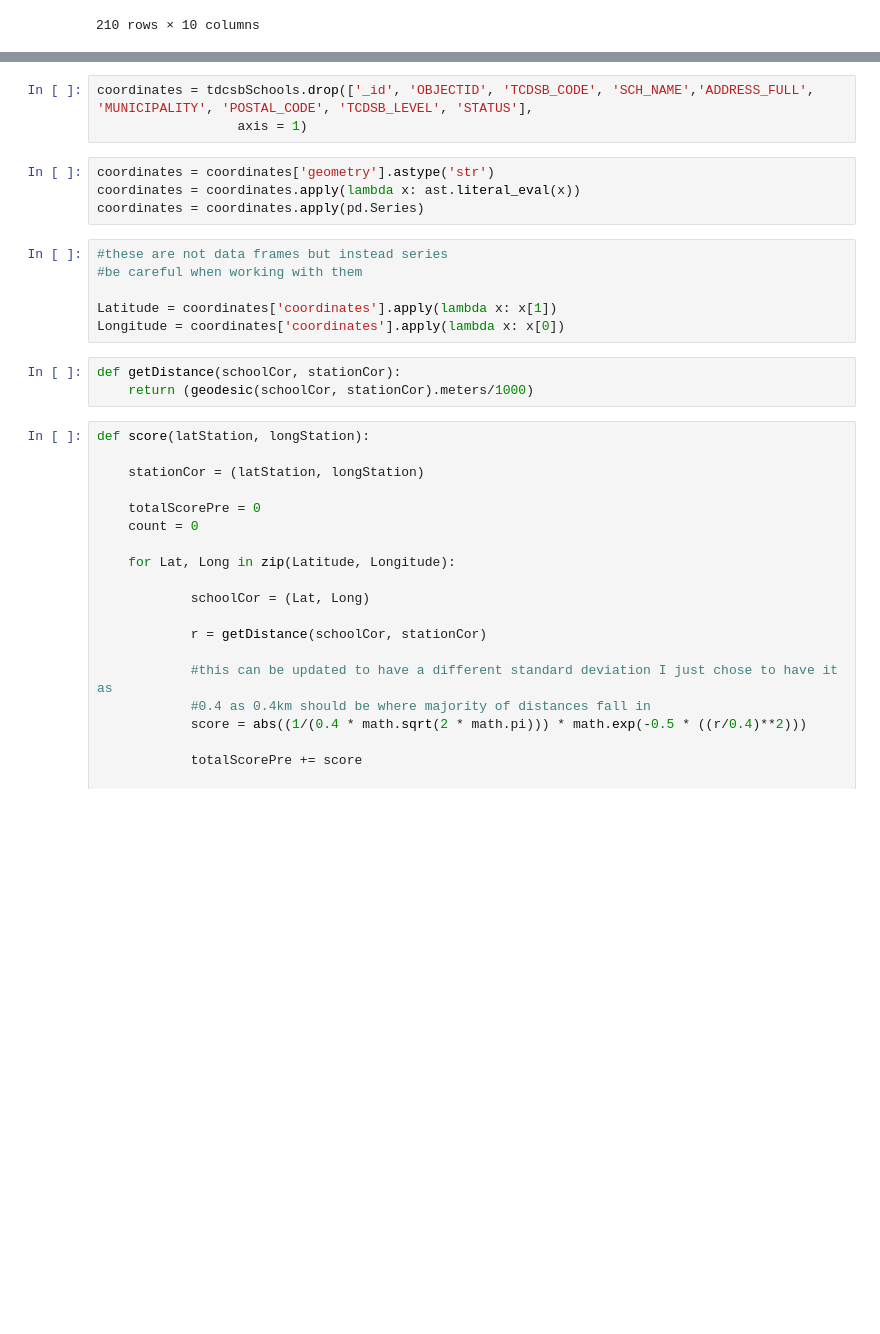
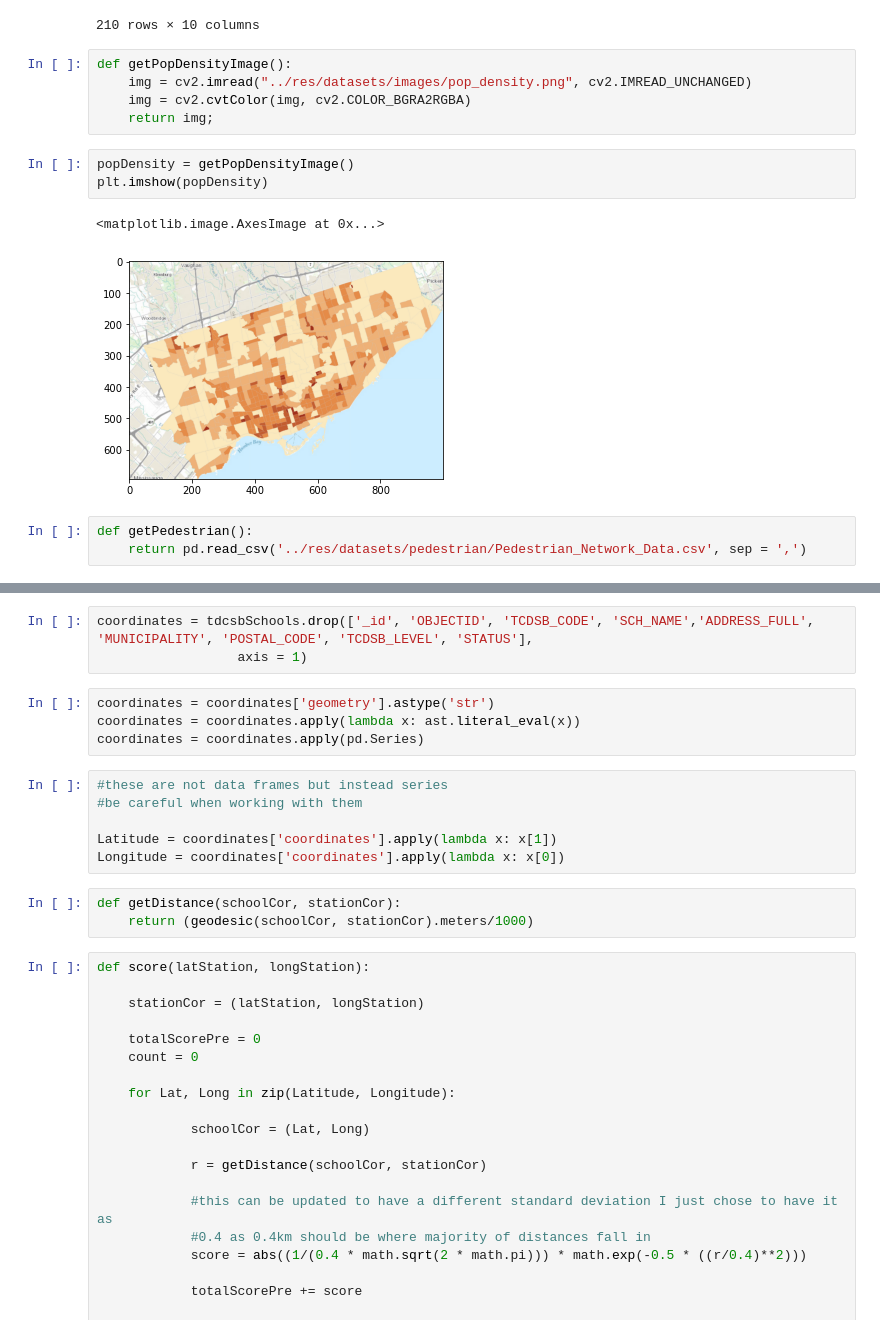
Before and after one commit to geotrieu/transit-ai, a Jupyter notebook: src/preprocessing.ipynb, the cells around one changed output, grey strips where cells are left out. Cells and saved outputs as stored; diff of their text form; blank space fills up the shorter version.

```diff
--- a/src/preprocessing.ipynb
+++ b/src/preprocessing.ipynb
@@ -40,3 +40,17 @@ tdcsbSchools
 | 208 | 209 | 209 | 848 | East Facilities | 97 Railside Rd | North York | M3A 1B2 | ADM | ... |
 | 209 | 210 | 210 | 849 | West Facilities | 18 Beverly Hills Dr | North York | M3L 1A1 | ADM | ... |
 210 rows × 10 columns
+# %%
+def getPopDensityImage():
+    img = cv2.imread("../res/datasets/images/pop_density.png", cv2.IMREAD_UNCHANGED)
+    img = cv2.cvtColor(img, cv2.COLOR_BGRA2RGBA)
+    return img;
+# %%
+popDensity = getPopDensityImage()
+plt.imshow(popDensity)
+# %% [output]
+<matplotlib.image.AxesImage at 0x...>
+[figure, added]
+# %%
+def getPedestrian():
+    return pd.read_csv('../res/datasets/pedestrian/Pedestrian_Network_Data.csv', sep = ',')
```
Also changed, not shown: parts of 4 cells of this notebook.
